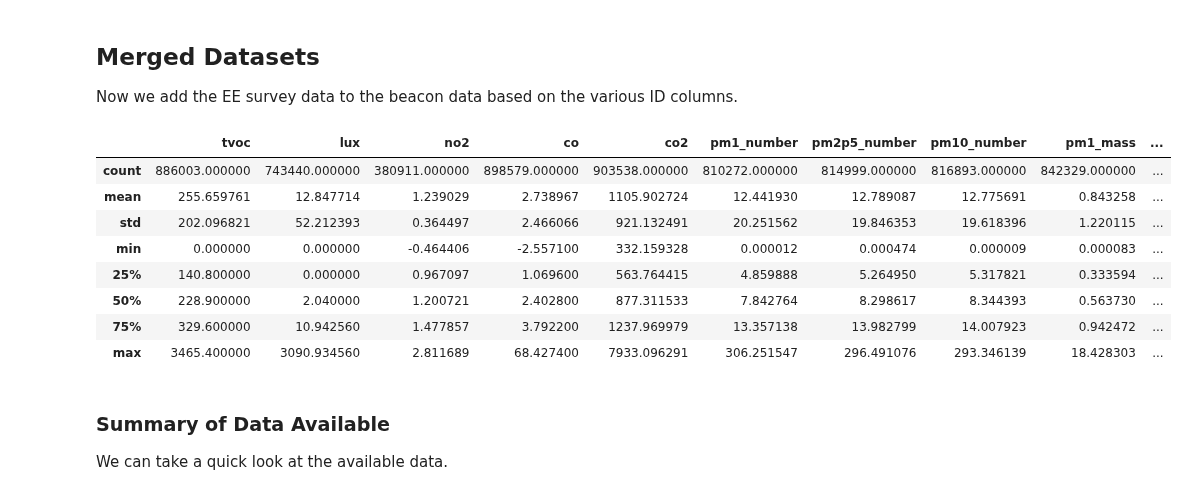
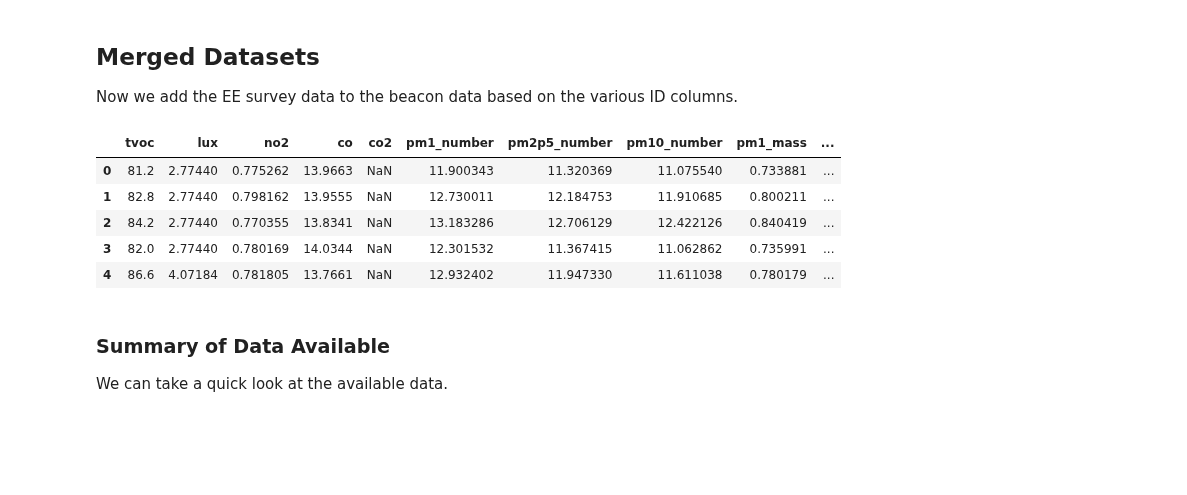
Before and after one commit to intelligent-environments-lab/utx000, a Jupyter notebook: notebooks/4.11.1-hef-beacon_redcap-summary.ipynb, the cells around one changed output. Cells and saved outputs as stored; diff of their text form; code cells hidden in the pictures; blank space fills up the shorter version.

```diff
--- a/notebooks/4.11.1-hef-beacon_redcap-summary.ipynb
+++ b/notebooks/4.11.1-hef-beacon_redcap-summary.ipynb
@@ -53,17 +61,14 @@ ee.describe()
 Now we add the EE survey data to the beacon data based on the various ID columns.
 # %%
 env = beacon.merge(right=ee,on=["beiwe","redcap","beacon","fitbit"],how="left").dropna(subset=["building_type"])
-env.describe()
+env.head()
 # %% [output]
 |  | tvoc | lux | no2 | co | co2 | pm1_number | pm2p5_number | pm10_number | pm1_mass | ... |
-| count | 886003.000000 | 743440.000000 | 380911.000000 | 898579.000000 | 903538.000000 | 810272.000000 | 814999.000000 | 816893.000000 | 842329.000000 | ... |
-| mean | 255.659761 | 12.847714 | 1.239029 | 2.738967 | 1105.902724 | 12.441930 | 12.789087 | 12.775691 | 0.843258 | ... |
-| std | 202.096821 | 52.212393 | 0.364497 | 2.466066 | 921.132491 | 20.251562 | 19.846353 | 19.618396 | 1.220115 | ... |
-| min | 0.000000 | 0.000000 | -0.464406 | -2.557100 | 332.159328 | 0.000012 | 0.000474 | 0.000009 | 0.000083 | ... |
-| 25% | 140.800000 | 0.000000 | 0.967097 | 1.069600 | 563.764415 | 4.859888 | 5.264950 | 5.317821 | 0.333594 | ... |
-| 50% | 228.900000 | 2.040000 | 1.200721 | 2.402800 | 877.311533 | 7.842764 | 8.298617 | 8.344393 | 0.563730 | ... |
-| 75% | 329.600000 | 10.942560 | 1.477857 | 3.792200 | 1237.969979 | 13.357138 | 13.982799 | 14.007923 | 0.942472 | ... |
-| max | 3465.400000 | 3090.934560 | 2.811689 | 68.427400 | 7933.096291 | 306.251547 | 296.491076 | 293.346139 | 18.428303 | ... |
+| 0 | 81.2 | 2.77440 | 0.775262 | 13.9663 | NaN | 11.900343 | 11.320369 | 11.075540 | 0.733881 | ... |
+| 1 | 82.8 | 2.77440 | 0.798162 | 13.9555 | NaN | 12.730011 | 12.184753 | 11.910685 | 0.800211 | ... |
+| 2 | 84.2 | 2.77440 | 0.770355 | 13.8341 | NaN | 13.183286 | 12.706129 | 12.422126 | 0.840419 | ... |
+| 3 | 82.0 | 2.77440 | 0.780169 | 14.0344 | NaN | 12.301532 | 11.367415 | 11.062862 | 0.735991 | ... |
+| 4 | 86.6 | 4.07184 | 0.781805 | 13.7661 | NaN | 12.932402 | 11.947330 | 11.611038 | 0.780179 | ... |
 # %% [markdown]
 ### Summary of Data Available
 We can take a quick look at the available data.
```
Also changed, not shown: parts of 9 cells of this notebook.
